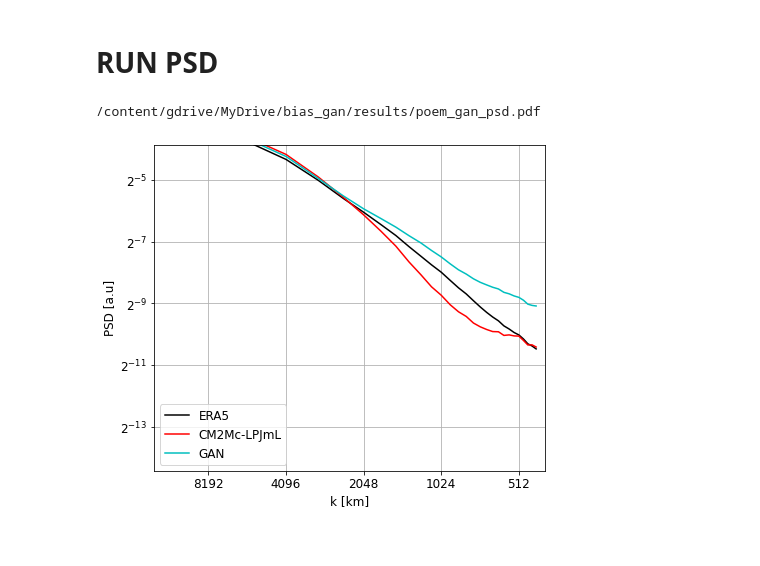
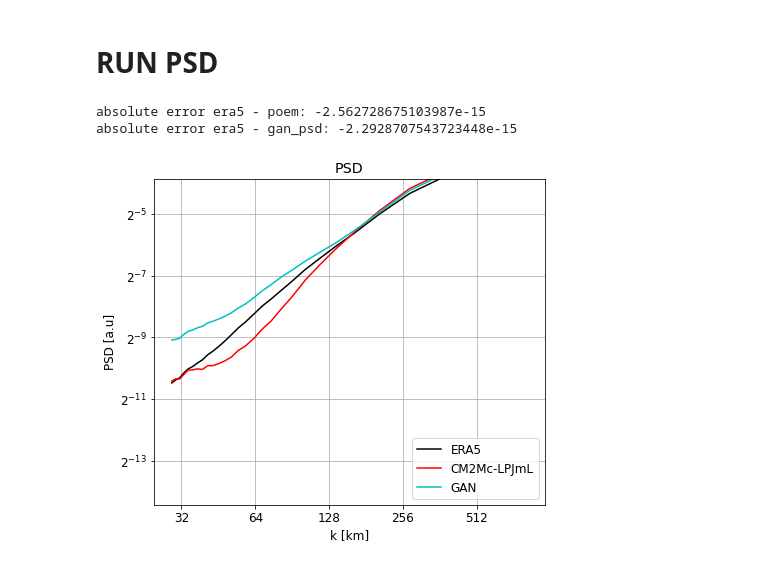
Before and after one commit to aim56009/Bias_GAN, a Jupyter notebook: code/Compute_PSD.ipynb, the cells around one changed output. Drawn from its saved outputs; the diff is of its cells as text; code cells hidden in the pictures.

Commit message:
update plot log&abs. log err

```diff
--- a/code/Compute_PSD.ipynb
+++ b/code/Compute_PSD.ipynb
@@ -113,14 +162,11 @@ Pysteps configuration file found at: /usr/local/lib/python3.8/dist-packages/pyst
 # %% [markdown]
 # RUN PSD
 # %%
-#from Bias_GAN.code.src.spectral_density import SpatialSpectralDensity
 ssd = SpatialSpectralDensity()
 ssd.run(num_times=None)
 
-
-fname = f'/content/gdrive/MyDrive/bias_gan/results/poem_gan_psd.pdf'
-ssd.plot(fname=fname)
-print(fname)
+ssd.plot_psd(fname=f'/content/gdrive/MyDrive/bias_gan/results/gan_psd.pdf' )
 # %% [output]
-/content/gdrive/MyDrive/bias_gan/results/poem_gan_psd.pdf
+absolute error era5 - poem: -2.562728675103987e-15
+absolute error era5 - gan_psd: -2.2928707543723448e-15
-[figure, old version]
+[figure, new version]
```
Also changed, not shown: parts of 5 cells of this notebook.
